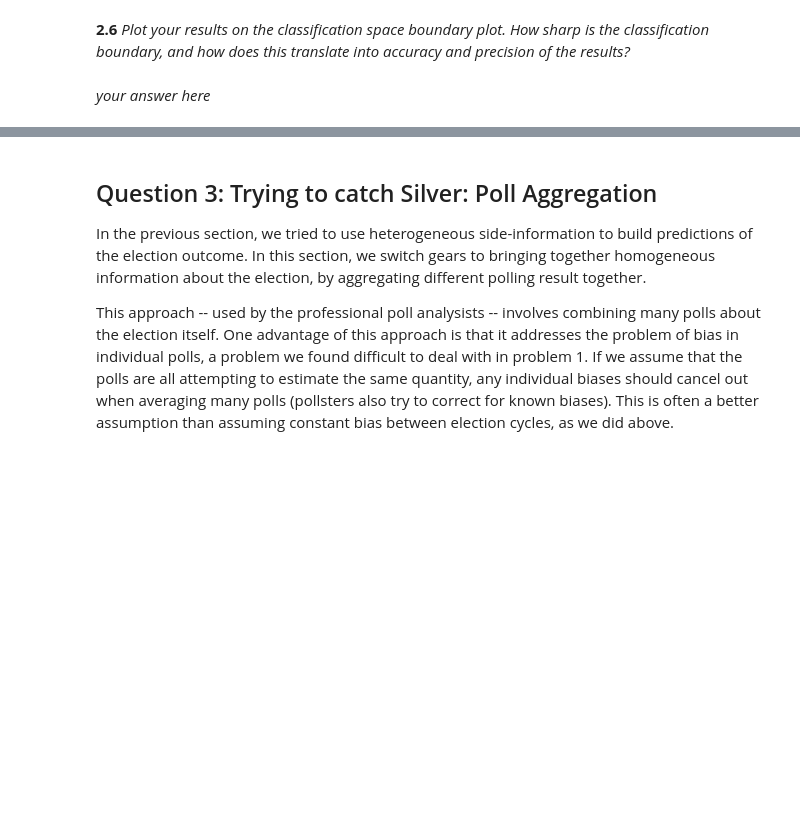
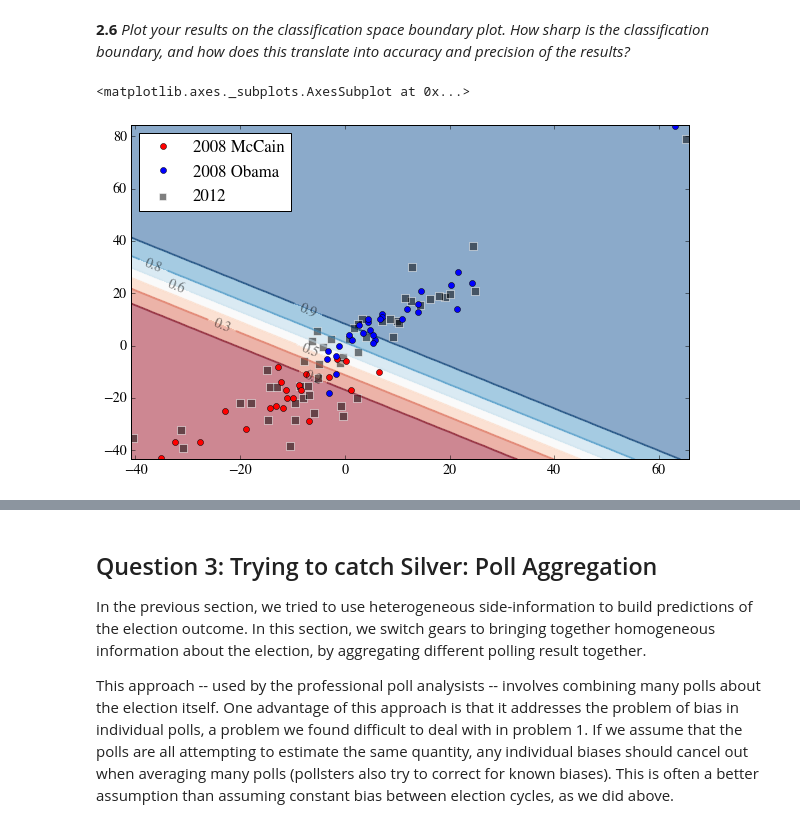
Before and after one commit to hiroshi-ishiiadajar/content, a Jupyter notebook: HW2.ipynb, the cells around one changed output, grey strips where cells are left out. Saved outputs shown, nothing was run; the diff lists cells and outputs as text; code cells hidden in the pictures; blank space fills up the shorter version.

```diff
--- a/HW2.ipynb
+++ b/HW2.ipynb
@@ -1044,5 +1074,7 @@ def points_plot(e2008, e2012, clf):
 **2.6** *Plot your results on the classification space boundary plot. How sharp is the classification boundary, and how does this translate into accuracy and precision of the results?*
 # %%
 #your code here
+points_plot(e2008, e2012, clf)
+# %% [output]
+<matplotlib.axes._subplots.AxesSubplot at 0x...>
+[figure, added]
-# %% [markdown]
-*your answer here*
```
Also changed, not shown: parts of 14 cells of this notebook.
